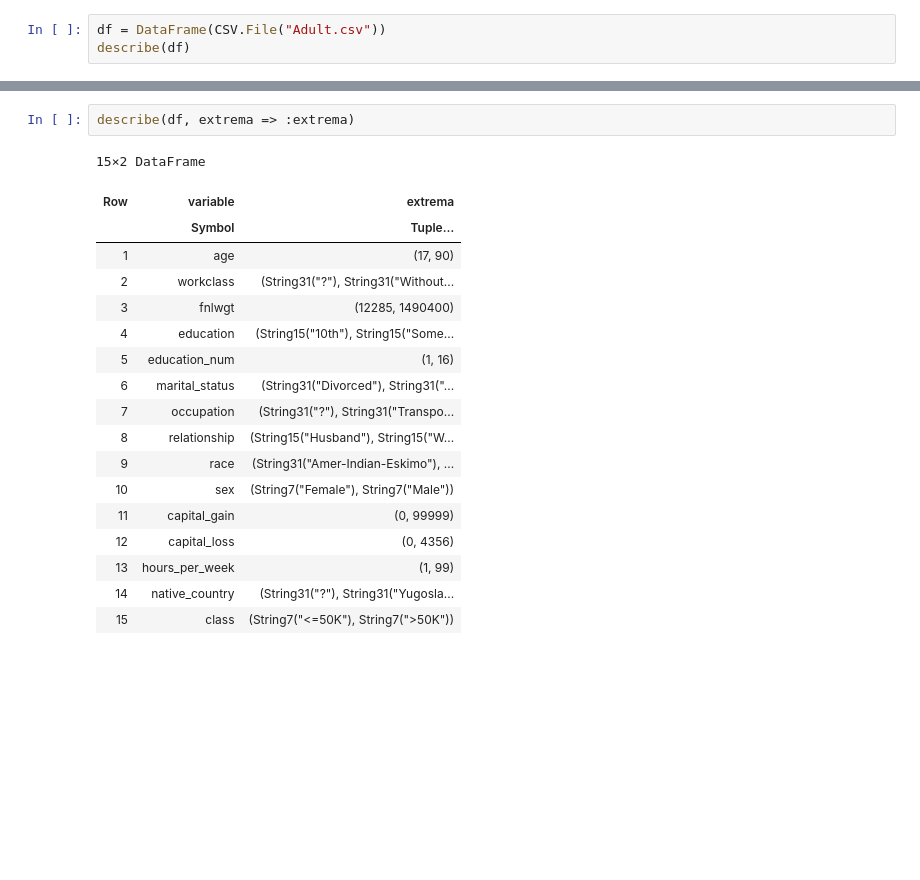
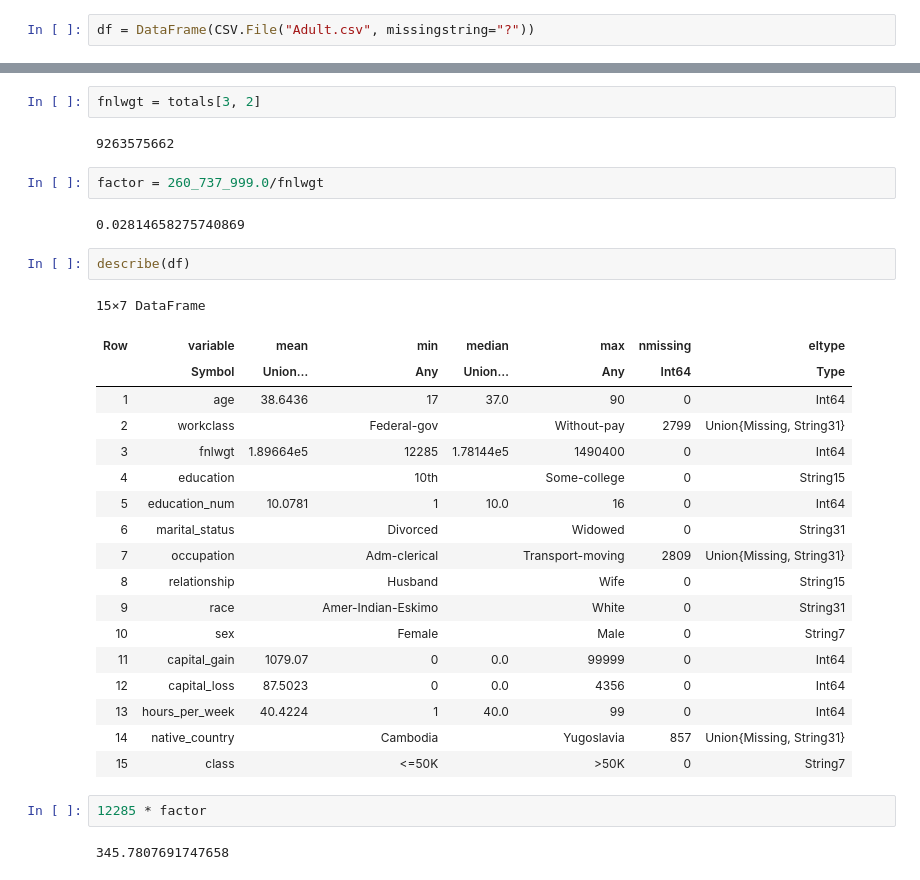
Before and after one commit to toby-farley/Adult, a Jupyter notebook: DataFrames.ipynb, the cells around one changed output, grey strips where cells are left out. Saved outputs shown, nothing was run; the diff lists cells and outputs as text; blank space fills up the shorter version.

```diff
--- a/DataFrames.ipynb
+++ b/DataFrames.ipynb
@@ -4,4 +20,3 @@ using DataFrames
 # %%
-df = DataFrame(CSV.File("Adult.csv"))
-describe(df)
+df = DataFrame(CSV.File("Adult.csv", missingstring="?"))
 # %% [output]
@@ -26,21 +65,33 @@ describe(df)
+# %%
+fnlwgt = totals[3, 2]
+# %% [output]
+9263575662
+# %%
+factor = 260_737_999.0/fnlwgt
+# %% [output]
+0.02814658275740869
 # %%
-describe(df, extrema => :extrema)
+describe(df)
 # %% [output]
-15×2 DataFrame
+15×7 DataFrame
-| Row | variable | extrema |
-|  | Symbol | Tuple… |
-| 1 | age | (17, 90) |
-| 2 | workclass | (String31("?"), String31("Without... |
-| 3 | fnlwgt | (12285, 1490400) |
-| 4 | education | (String15("10th"), String15("Some... |
-| 5 | education_num | (1, 16) |
-| 6 | marital_status | (String31("Divorced"), String31("... |
-| 7 | occupation | (String31("?"), String31("Transpo... |
-| 8 | relationship | (String15("Husband"), String15("W... |
-| 9 | race | (String31("Amer-Indian-Eskimo"), ... |
-| 10 | sex | (String7("Female"), String7("Male")) |
-| 11 | capital_gain | (0, 99999) |
-| 12 | capital_loss | (0, 4356) |
-| 13 | hours_per_week | (1, 99) |
-| 14 | native_country | (String31("?"), String31("Yugosla... |
-| 15 | class | (String7("<=50K"), String7(">50K")) |
+| Row | variable | mean | min | median | max | nmissing | eltype |
+|  | Symbol | Union… | Any | Union… | Any | Int64 | Type |
+| 1 | age | 38.6436 | 17 | 37.0 | 90 | 0 | Int64 |
+| 2 | workclass |  | Federal-gov |  | Without-pay | 2799 | Union{Missing, String31} |
+| 3 | fnlwgt | 1.89664e5 | 12285 | 1.78144e5 | 1490400 | 0 | Int64 |
+| 4 | education |  | 10th |  | Some-college | 0 | String15 |
+| 5 | education_num | 10.0781 | 1 | 10.0 | 16 | 0 | Int64 |
+| 6 | marital_status |  | Divorced |  | Widowed | 0 | String31 |
+| 7 | occupation |  | Adm-clerical |  | Transport-moving | 2809 | Union{Missing, String31} |
+| 8 | relationship |  | Husband |  | Wife | 0 | String15 |
+| 9 | race |  | Amer-Indian-Eskimo |  | White | 0 | String31 |
+| 10 | sex |  | Female |  | Male | 0 | String7 |
+| 11 | capital_gain | 1079.07 | 0 | 0.0 | 99999 | 0 | Int64 |
+| 12 | capital_loss | 87.5023 | 0 | 0.0 | 4356 | 0 | Int64 |
+| 13 | hours_per_week | 40.4224 | 1 | 40.0 | 99 | 0 | Int64 |
+| 14 | native_country |  | Cambodia |  | Yugoslavia | 857 | Union{Missing, String31} |
+| 15 | class |  | <=50K |  | >50K | 0 | String7 |
+# %%
+12285 * factor
+# %% [output]
+345.7807691747658
```
Also changed, not shown: parts of 66 cells of this notebook, 5 other files.
